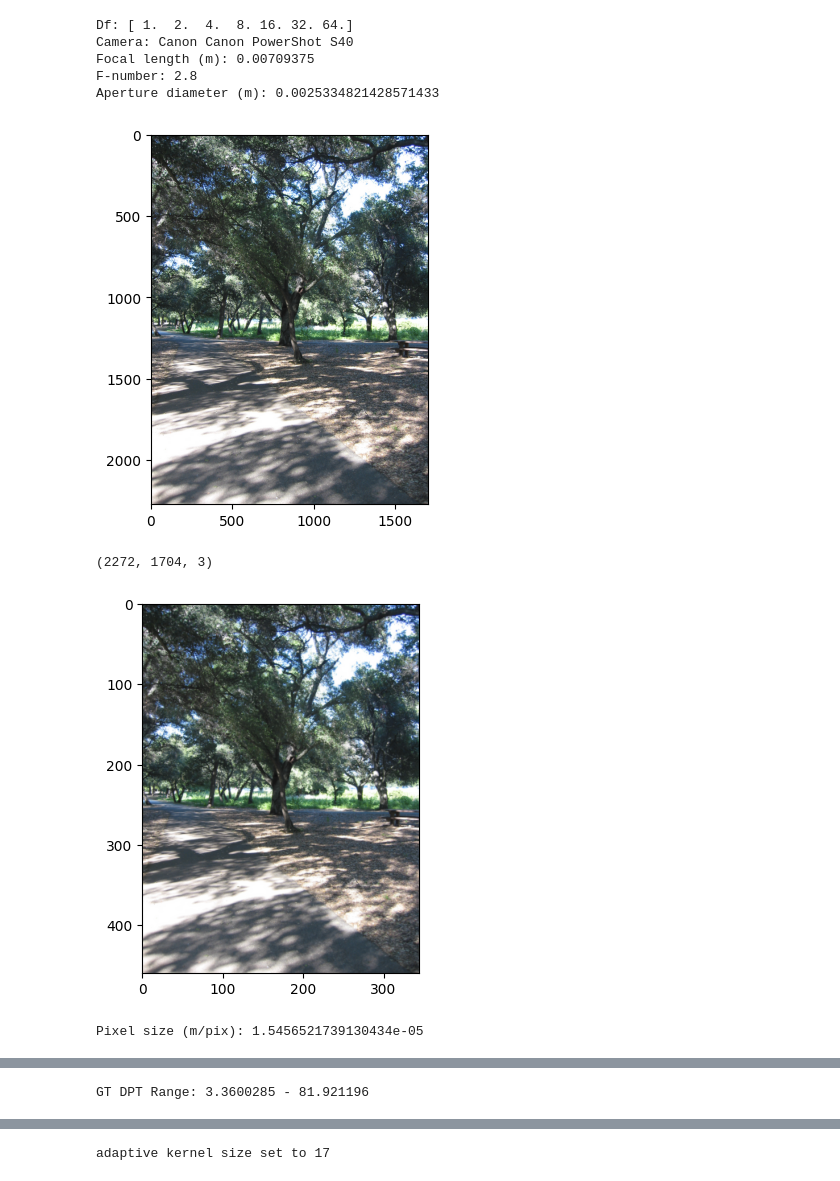
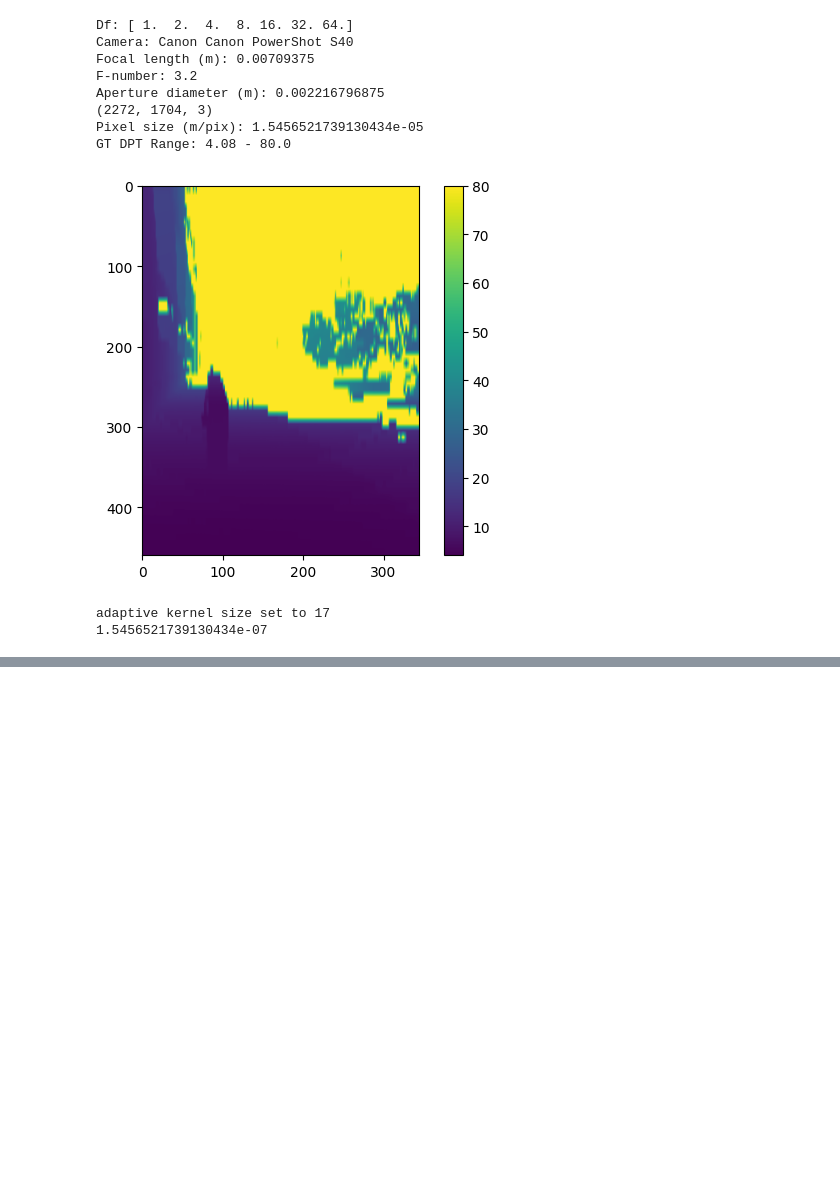
Before and after one commit to hollyjackson/dfd, a Jupyter notebook: dfd-Make3D.ipynb, the cells around one changed output, grey strips where cells are left out. Drawn from its saved outputs; the diff is of its cells as text; code cells hidden in the pictures; blank space fills up the shorter version.

```diff
--- a/dfd-Make3D.ipynb
+++ b/dfd-Make3D.ipynb
@@ -16,36 +16,41 @@ import torch
 # %%
 globals.init_Make3D()
 
 IMAGE_RANGE = 255.
-gt_aif, gt_dpt = utils.load_single_sample_Make3D(img_name = "img-math7-p-282t0.jpg", data_dir = "/data/holly_jackson/")
+gt_aif, gt_dpt = utils.load_single_sample_Make3D(img_name='img-060705-17.10.14-p-018t000.jpg', data_dir = "/data/holly_jackson/")
 gt_aif = gt_aif * IMAGE_RANGE
 
 
 gt_dpt_resized = skimage.transform.resize(
     gt_dpt,
     output_shape=(460, 345), # (height, width)
     order=1,                  # bilinear interpolation
     anti_aliasing=True,
     preserve_range=True       # keep values in [0, 255] if original was uint8
 )
 
 plt.imshow(gt_dpt_resized)
 plt.colorbar()
 plt.show()
 
 width, height, _ = gt_aif.shape
 max_kernel_size = utils.kernel_size_heuristic(width, height)
 print('adaptive kernel size set to',max_kernel_size)
 utils.update_max_kernel_size(max_kernel_size)
 
 globals.thresh = 0.5
+globals.ps *= 0.01
+print(globals.ps)
+# globals.Df = np.array([0.5, 1, 2, 4, 8, 16, 24, 32, 48, 64, 72], dtype=np.float32)
 # %% [output]
 Df: [ 1.  2.  4.  8. 16. 32. 64.]
 Camera: Canon Canon PowerShot S40
 Focal length (m): 0.00709375
-F-number: 2.8
-Aperture diameter (m): 0.0025334821428571433
+F-number: 3.2
+Aperture diameter (m): 0.002216796875
+(2272, 1704, 3)
+Pixel size (m/pix): 1.5456521739130434e-05
+GT DPT Range: 4.08 - 80.0
-[figure, old version]
+[figure, new version]
-(2272, 1704, 3)
+adaptive kernel size set to 17
+1.5456521739130434e-07
-[figure, removed]
-Pixel size (m/pix): 1.5456521739130434e-05
@@ -53 +56,0 @@ Pixel size (m/pix): 1.5456521739130434e-05
-GT DPT Range: 3.3600285 - 81.921196
@@ -55,4 +57,3 @@ GT DPT Range: 3.3600285 - 81.921196
-adaptive kernel size set to 17
 # %%
 # forward model (torch)
 # FORWARD_KERNEL_TYPE = 'gaussian'
```
Also changed, not shown: parts of 10 cells of this notebook, 19 other files.
